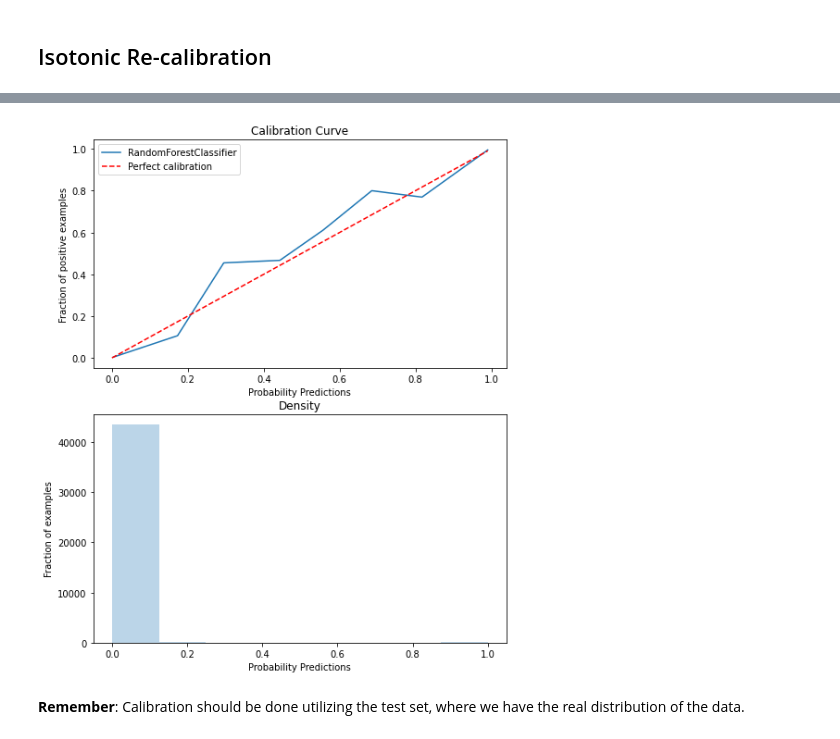
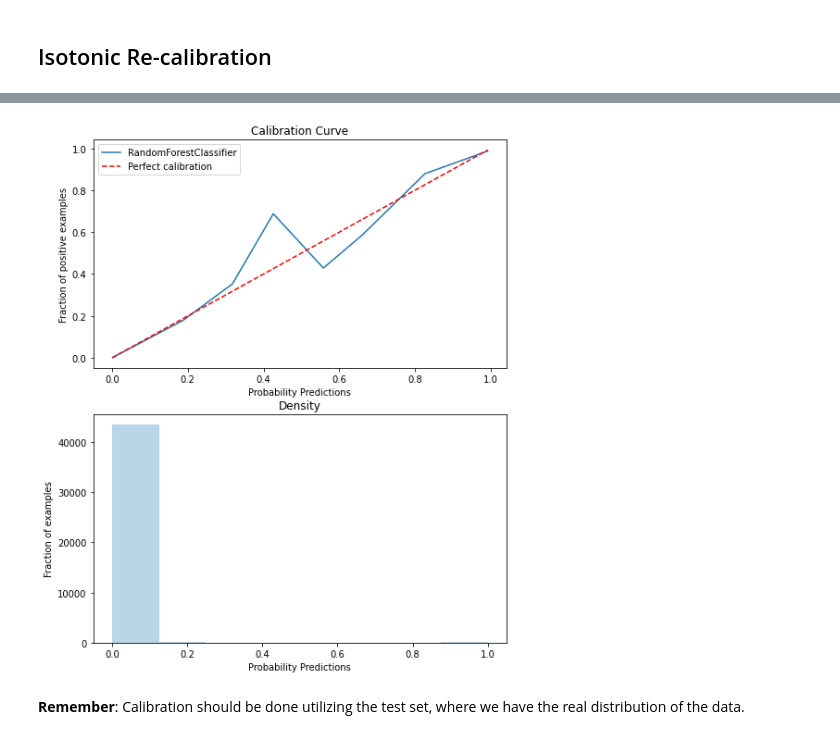
Before and after one commit to solegalli/machine-learning-imbalanced-data, a Jupyter notebook: Section-09-Probability-Calibration/09-07-Probability-Calibration-and-Cost-Sensitive-Training.ipynb, the cells around one changed output, grey strips where cells are left out. Saved outputs shown, nothing was run; the diff lists cells and outputs as text; code cells hidden in the pictures.

```diff
--- a/Section-09-Probability-Calibration/09-07-Probability-Calibration-and-Cost-Sensitive-Training.ipynb
+++ b/Section-09-Probability-Calibration/09-07-Probability-Calibration-and-Cost-Sensitive-Training.ipynb
@@ -195,8 +195,8 @@ As expected, cost-sensitive learning distorts the calibration.
 # %% [markdown]
 ## Isotonic Re-calibration
 # %%
-# Logistic Regression
-clf_isotonic = CalibratedClassifierCV(logit, cv=5, method='isotonic')
+# Logistic Regression with cost sensitive learning
+clf_isotonic = CalibratedClassifierCV(logit_cs, cv=5, method='isotonic')
 clf_isotonic.fit(X_test, y_test)
 prob_isotonic = clf_isotonic.predict_proba(X_test)[:, 1]
 
@@ -206,12 +206,12 @@ plot_calibration_curve(y_test, prob_isotonic, bins=8, model=logit)
 # %%
-# Random Forests
+# Random Forests with cost sensitive learning
 
-clf_sigmoid = CalibratedClassifierCV(rf, cv=5, method='isotonic')
+clf_sigmoid = CalibratedClassifierCV(rf_cs, cv=5, method='isotonic')
 clf_sigmoid.fit(X_test, y_test)
 prob_sigmoid = clf_sigmoid.predict_proba(X_test)[:, 1]
 
 plot_calibration_curve(y_test, prob_isotonic, bins=8, model=rf)
 # %% [output]
-[figure, old version]
+[figure, new version]
 # %% [markdown]
 **Remember**: Calibration should be done utilizing the test set, where we have the real distribution of the data.
```
Also changed, not shown: parts of 1 cell of this notebook.
